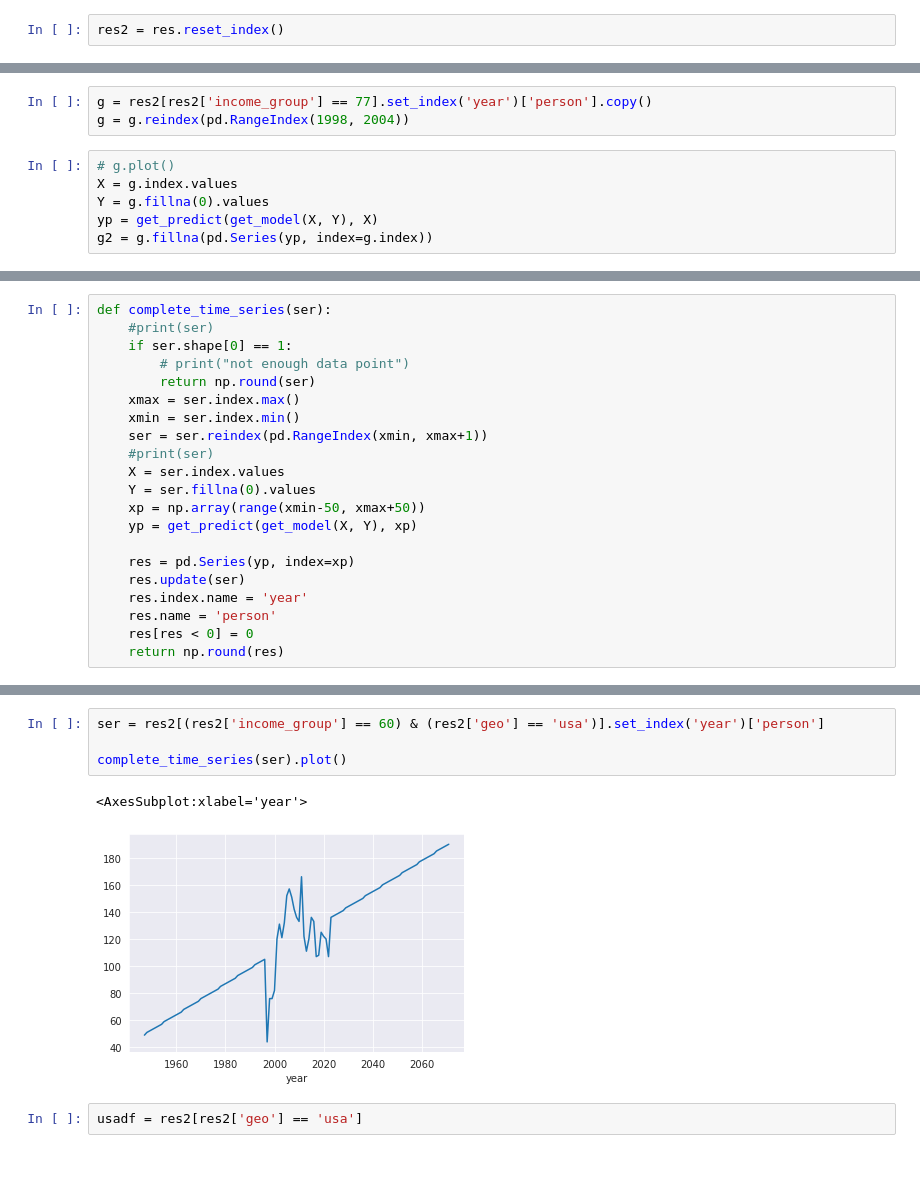
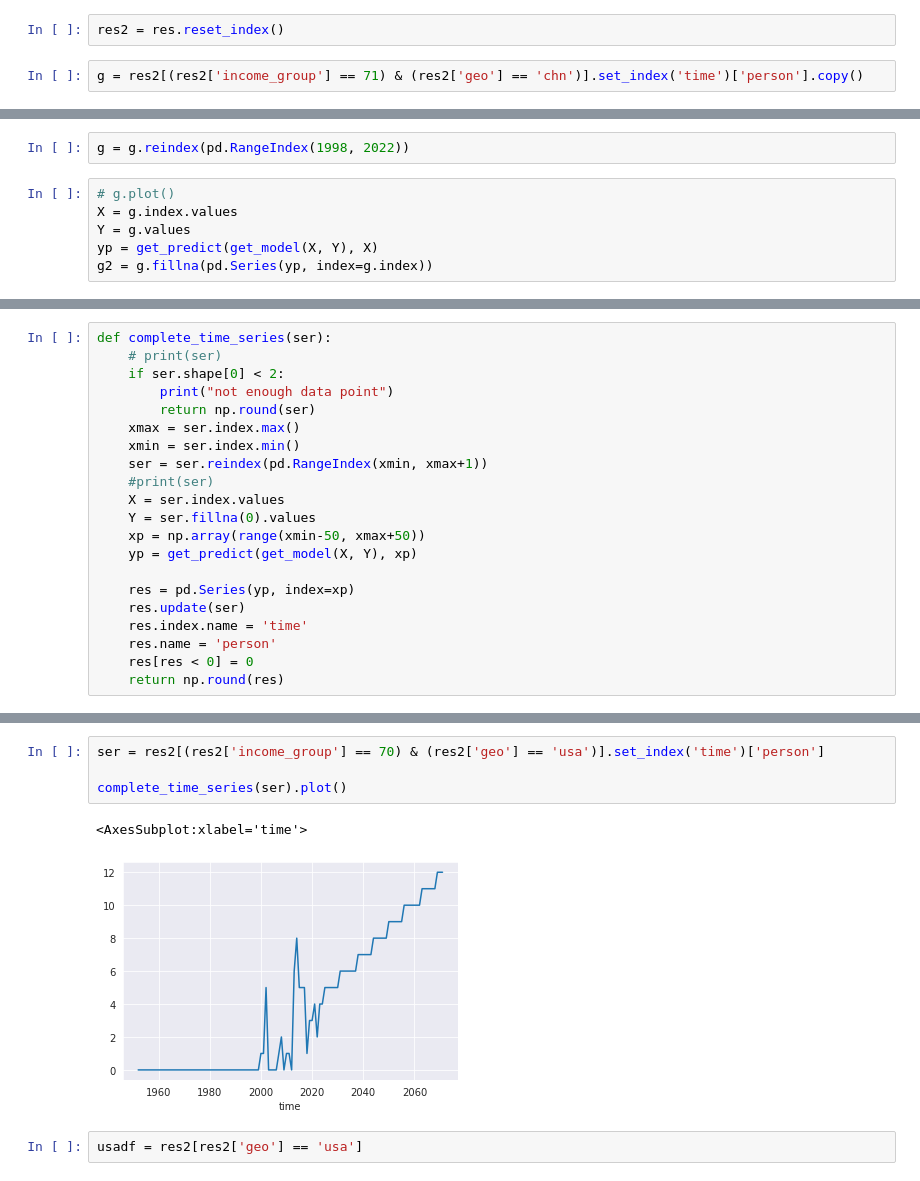
Before and after one commit to open-numbers/ddf--gapminder--billionaires, a Jupyter notebook: etl/notebooks/billionares_by_country.ipynb, the cells around one changed output, grey strips where cells are left out. Cells and saved outputs as stored; diff of their text form.

```diff
--- a/etl/notebooks/billionares_by_country.ipynb
+++ b/etl/notebooks/billionares_by_country.ipynb
@@ -314,3 +378,5 @@ def get_predict(model, X):
     return Yp
 # %%
 res2 = res.reset_index()
+# %%
+g = res2[(res2['income_group'] == 71) & (res2['geo'] == 'chn')].set_index('time')['person'].copy()
@@ -317,10 +392,9 @@ res2 = res.reset_index()
 # %%
-g = res2[res2['income_group'] == 77].set_index('year')['person'].copy()
-g = g.reindex(pd.RangeIndex(1998, 2004))
+g = g.reindex(pd.RangeIndex(1998, 2022))
 # %%
 # g.plot()
 X = g.index.values
-Y = g.fillna(0).values
+Y = g.values
 yp = get_predict(get_model(X, Y), X)
 g2 = g.fillna(pd.Series(yp, index=g.index))
 # %%
@@ -337,8 +420,8 @@ array([2013, 2014, 2015, 2016, 2017, 2018, 2019, 2020, 1997, 1998, 1999,
 # %%
 def complete_time_series(ser):
-    #print(ser)
-    if ser.shape[0] == 1:
-        # print("not enough data point")
+    # print(ser)
+    if ser.shape[0] < 2:
+        print("not enough data point")
         return np.round(ser)
     xmax = ser.index.max()
     xmin = ser.index.min()
@@ -351,7 +434,7 @@ def complete_time_series(ser):
 
     res = pd.Series(yp, index=xp)
     res.update(ser)
-    res.index.name = 'year'
+    res.index.name = 'time'
     res.name = 'person'
     res[res < 0] = 0
     return np.round(res)
@@ -374,12 +457,12 @@ year
 2010    1.0
 Name: person, dtype: float64
 # %%
-ser = res2[(res2['income_group'] == 60) & (res2['geo'] == 'usa')].set_index('year')['person']
+ser = res2[(res2['income_group'] == 70) & (res2['geo'] == 'usa')].set_index('time')['person']
 
 complete_time_series(ser).plot()
 # %% [output]
-<AxesSubplot:xlabel='year'>
+<AxesSubplot:xlabel='time'>
-[figure, old version]
+[figure, new version]
 # %%
 usadf = res2[res2['geo'] == 'usa']
 # %%
```
Also changed, not shown: parts of 43 cells of this notebook, 6 other files.
